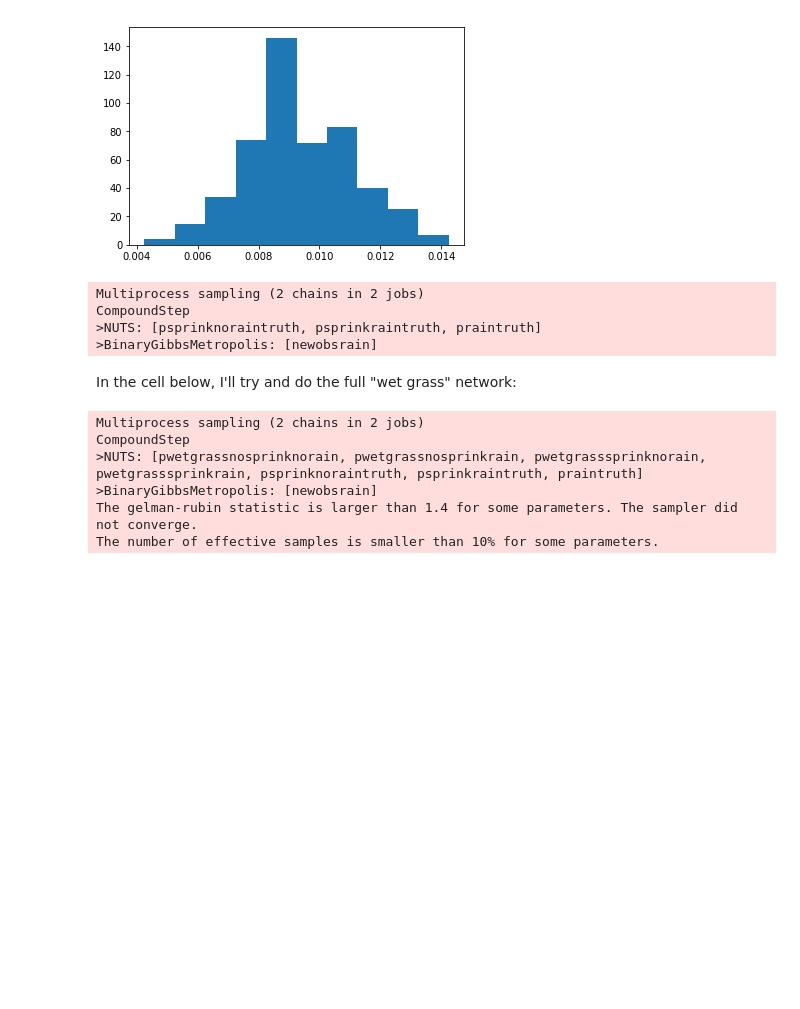
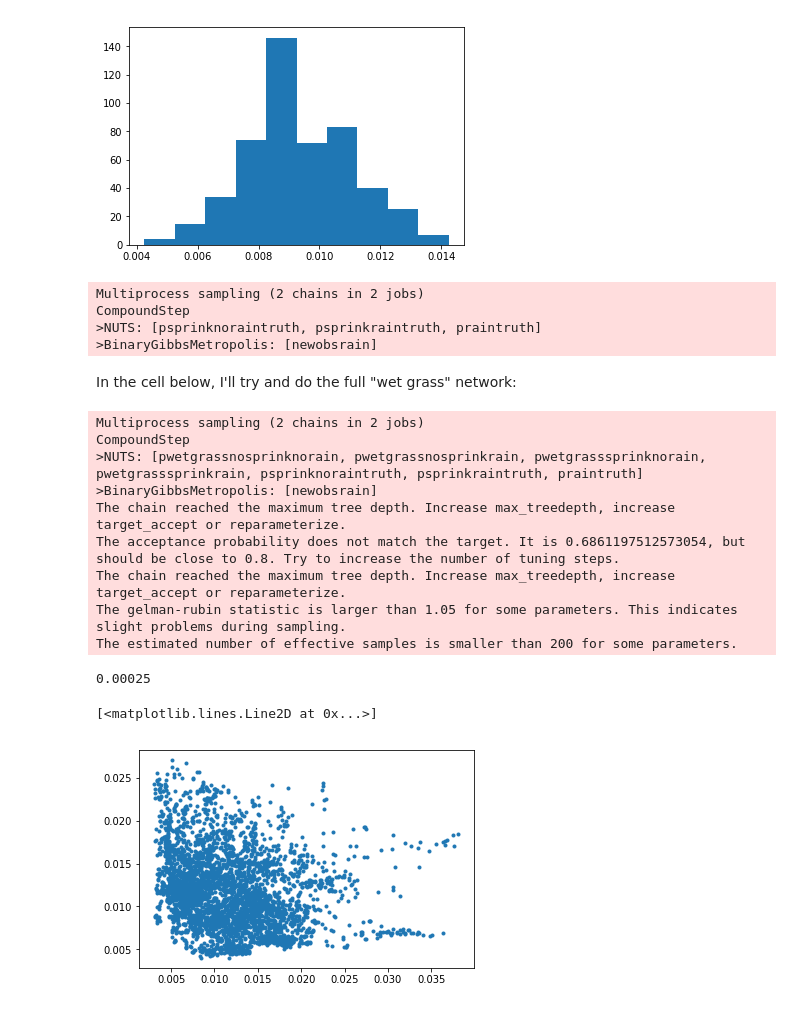
Before and after one commit to mattpitkin/SurvivalPrediction, a Jupyter notebook: WetGrass.ipynb, the cells around one changed output. Cells and saved outputs as stored; diff of their text form; code cells hidden in the pictures; blank space fills up the shorter version.

```diff
--- a/WetGrass.ipynb
+++ b/WetGrass.ipynb
@@ -373,7 +373,7 @@ In the cell below, I'll try and do the full "wet grass" network:
 true_rain = 0.2
 
 # set number of previous "observations"
-nobs = 1000
+nobs = 500
 
 # set the observations
 has_rained = bernoulli.rvs(true_rain, size=nobs)
@@ -490,5 +490,17 @@ Multiprocess sampling (2 chains in 2 jobs)
 CompoundStep
 >NUTS: [pwetgrassnosprinknorain, pwetgrassnosprinkrain, pwetgrasssprinknorain, pwetgrasssprinkrain, psprinknoraintruth, psprinkraintruth, praintruth]
 >BinaryGibbsMetropolis: [newobsrain]
-The gelman-rubin statistic is larger than 1.4 for some parameters. The sampler did not converge.
-The number of effective samples is smaller than 10% for some parameters.
+The chain reached the maximum tree depth. Increase max_treedepth, increase target_accept or reparameterize.
+The acceptance probability does not match the target. It is 0.6861197512573054, but should be close to 0.8. Try to increase the number of tuning steps.
+The chain reached the maximum tree depth. Increase max_treedepth, increase target_accept or reparameterize.
+The gelman-rubin statistic is larger than 1.05 for some parameters. This indicates slight problems during sampling.
+The estimated number of effective samples is smaller than 200 for some parameters.
+# %%
+np.mean(trace['newobsrain'])
+# %% [output]
+0.00025
+# %%
+pl.plot(trace['pwetgrasssprinkrain'], trace['psprinkraintruth'], '.')
+# %% [output]
+[<matplotlib.lines.Line2D at 0x...>]
+[figure, added]
```
Also changed, not shown: parts of 1 cell of this notebook.
